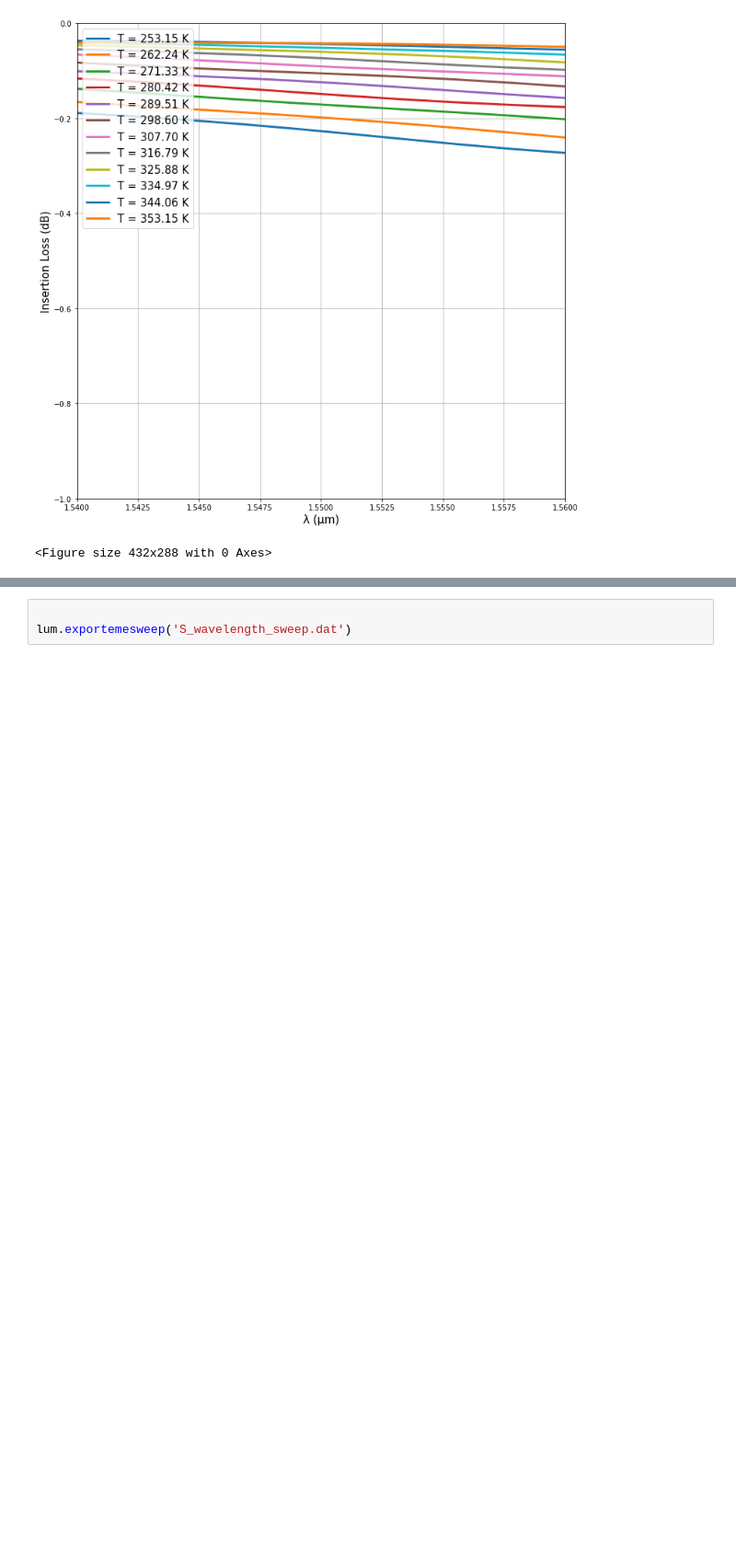
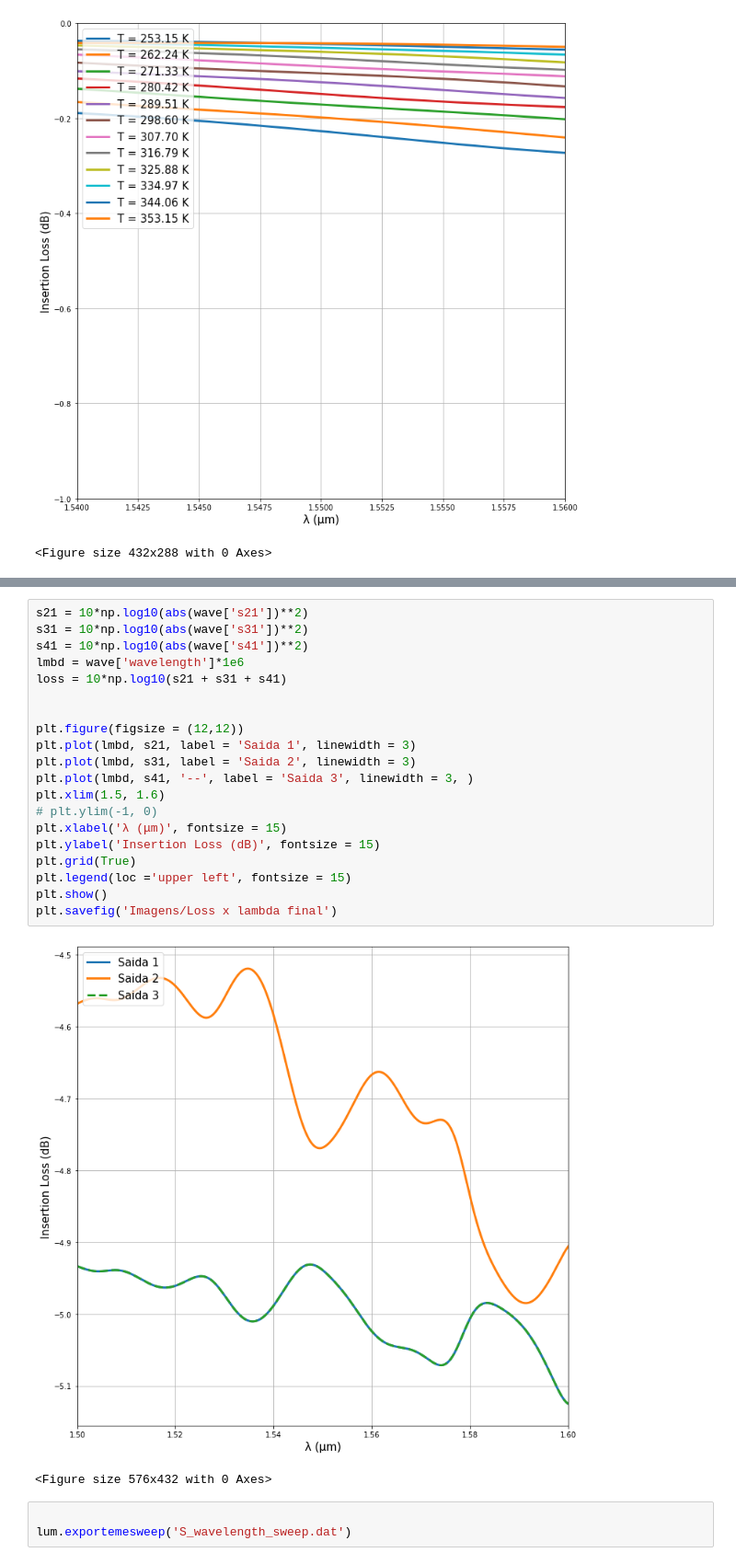
Before and after one commit to ringokin/MMI-photonics, a Jupyter notebook: backupzinho.ipynb, the cells around one changed output, grey strips where cells are left out. Shown at 92% size. Saved outputs shown, nothing was run; the diff lists cells and outputs as text; blank space fills up the shorter version.

```diff
--- a/backupzinho.ipynb
+++ b/backupzinho.ipynb
@@ -1698,3 +1986,26 @@ Completed = 12/12
+# %%
+s21 = 10*np.log10(abs(wave['s21'])**2)
+s31 = 10*np.log10(abs(wave['s31'])**2)
+s41 = 10*np.log10(abs(wave['s41'])**2)
+lmbd = wave['wavelength']*1e6
+loss = 10*np.log10(s21 + s31 + s41)
+
+
+plt.figure(figsize = (12,12))
+plt.plot(lmbd, s21, label = 'Saida 1', linewidth = 3)
+plt.plot(lmbd, s31, label = 'Saida 2', linewidth = 3)
+plt.plot(lmbd, s41, '--', label = 'Saida 3', linewidth = 3, )
+plt.xlim(1.5, 1.6)
+# plt.ylim(-1, 0)
+plt.xlabel('λ (μm)', fontsize = 15)
+plt.ylabel('Insertion Loss (dB)', fontsize = 15)
+plt.grid(True)
+plt.legend(loc ='upper left', fontsize = 15)
+plt.show()
+plt.savefig('Imagens/Loss x lambda final')
+# %% [output]
+[figure, added]
+<Figure size 576x432 with 0 Axes>
 # %%
 
 lum.exportemesweep('S_wavelength_sweep.dat')
```
Also changed, not shown: parts of 10 cells of this notebook, 7 other files.
